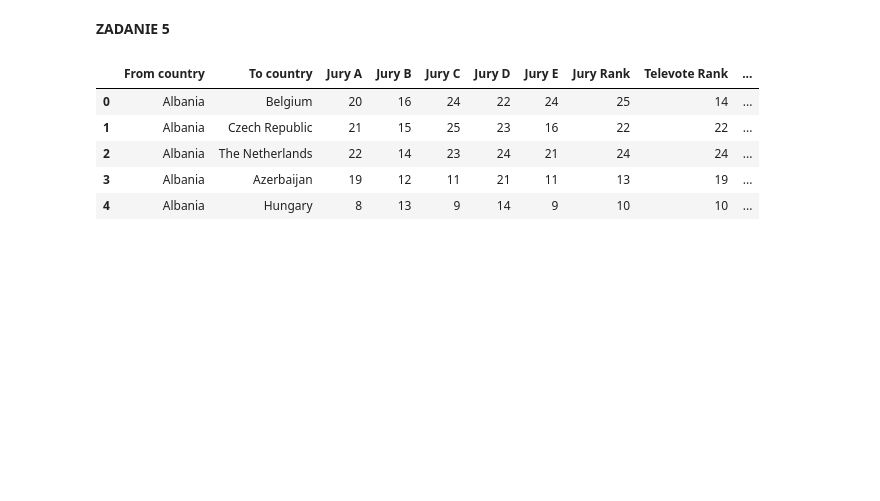
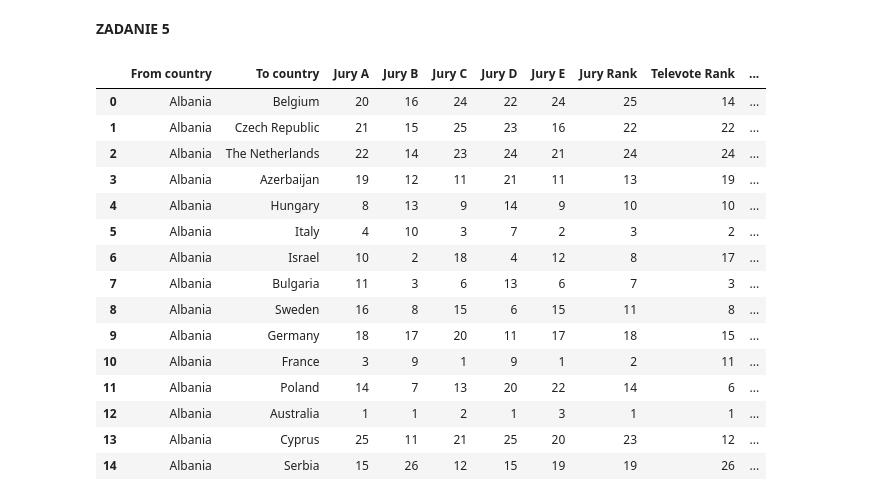
Before and after one commit to danm00nster/zaliczenie_IDW, a Jupyter notebook: Zaliczenie_IWD_Daniel_Kwiecinski.ipynb, the cells around one changed output. Saved outputs shown, nothing was run; the diff lists cells and outputs as text; code cells hidden in the pictures; blank space fills up the shorter version.

```diff
--- a/Zaliczenie_IWD_Daniel_Kwiecinski.ipynb
+++ b/Zaliczenie_IWD_Daniel_Kwiecinski.ipynb
@@ -409,11 +409,21 @@ plt.show()
 
 eurovision=pd.read_csv('ML-datasets/eurovision-2016.csv')
 # %%
-eurovision.head()
+eurovision.head(15)
 # %% [output]
 |  | From country | To country | Jury A | Jury B | Jury C | Jury D | Jury E | Jury Rank | Televote Rank | ... |
 | 0 | Albania | Belgium | 20 | 16 | 24 | 22 | 24 | 25 | 14 | ... |
 | 1 | Albania | Czech Republic | 21 | 15 | 25 | 23 | 16 | 22 | 22 | ... |
 | 2 | Albania | The Netherlands | 22 | 14 | 23 | 24 | 21 | 24 | 24 | ... |
 | 3 | Albania | Azerbaijan | 19 | 12 | 11 | 21 | 11 | 13 | 19 | ... |
 | 4 | Albania | Hungary | 8 | 13 | 9 | 14 | 9 | 10 | 10 | ... |
+| 5 | Albania | Italy | 4 | 10 | 3 | 7 | 2 | 3 | 2 | ... |
+| 6 | Albania | Israel | 10 | 2 | 18 | 4 | 12 | 8 | 17 | ... |
+| 7 | Albania | Bulgaria | 11 | 3 | 6 | 13 | 6 | 7 | 3 | ... |
+| 8 | Albania | Sweden | 16 | 8 | 15 | 6 | 15 | 11 | 8 | ... |
+| 9 | Albania | Germany | 18 | 17 | 20 | 11 | 17 | 18 | 15 | ... |
+| 10 | Albania | France | 3 | 9 | 1 | 9 | 1 | 2 | 11 | ... |
+| 11 | Albania | Poland | 14 | 7 | 13 | 20 | 22 | 14 | 6 | ... |
+| 12 | Albania | Australia | 1 | 1 | 2 | 1 | 3 | 1 | 1 | ... |
+| 13 | Albania | Cyprus | 25 | 11 | 21 | 25 | 20 | 23 | 12 | ... |
+| 14 | Albania | Serbia | 15 | 26 | 12 | 15 | 19 | 19 | 26 | ... |
```
Also changed, not shown: parts of 2 cells of this notebook.
